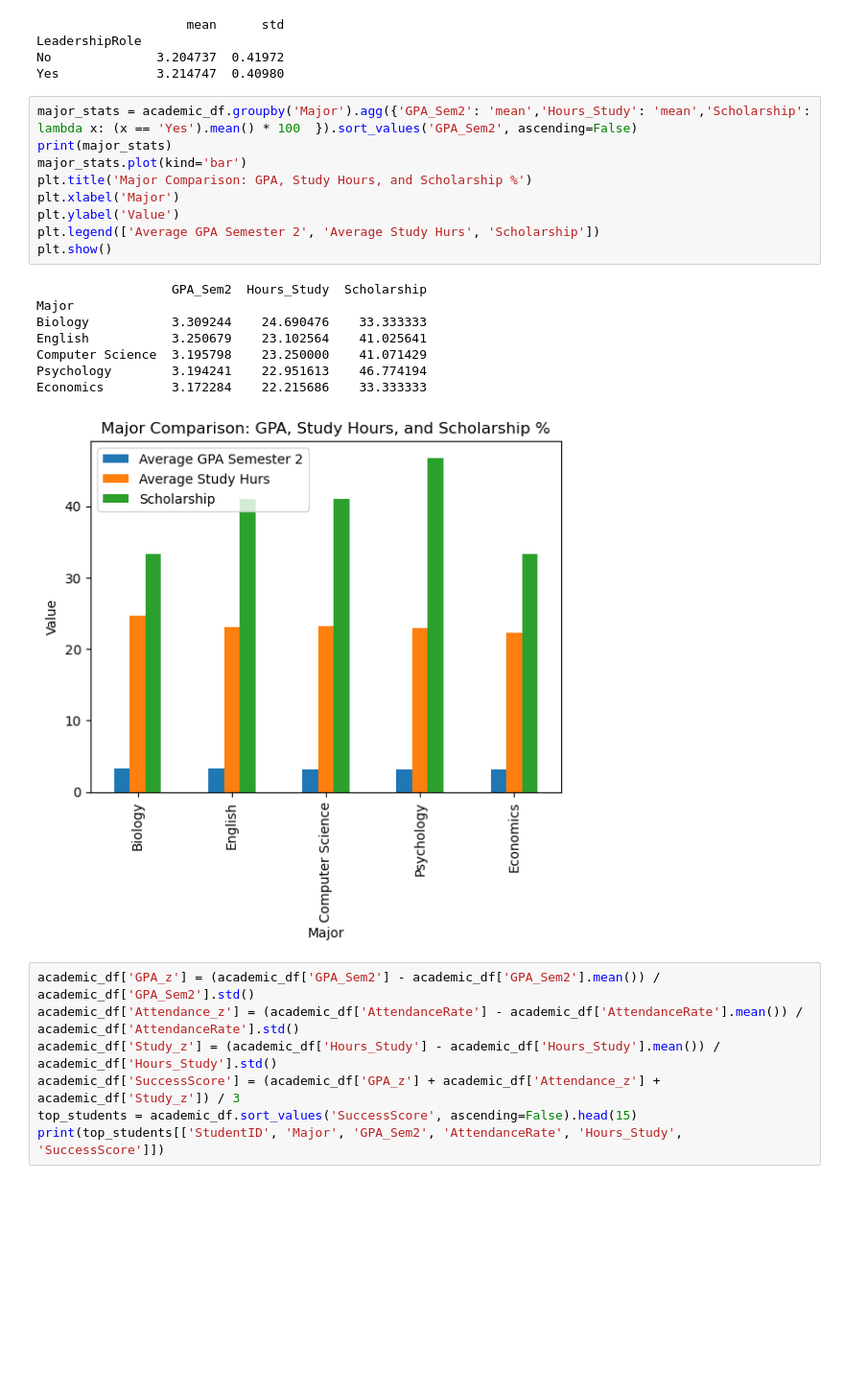
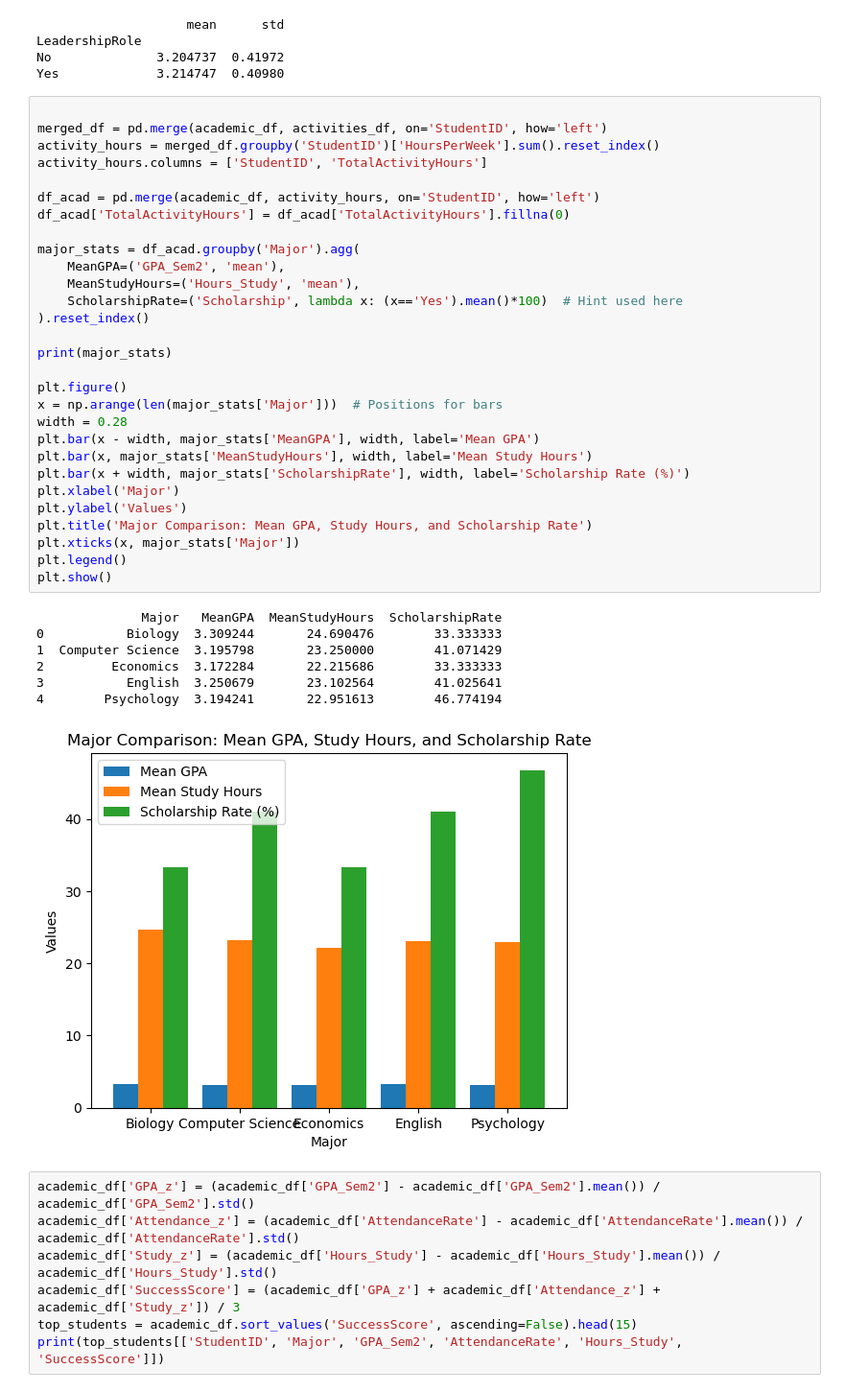
Before and after one commit to rhodes-cs-sanders/data242-sp25-hw7-mahiafarha, a Jupyter notebook: DATA242_hwk7.ipynb, the cells around one changed output. Shown at 96% size. Saved outputs shown, nothing was run; the diff lists cells and outputs as text; blank space fills up the shorter version.

```diff
--- a/DATA242_hwk7.ipynb
+++ b/DATA242_hwk7.ipynb
@@ -186,23 +186,42 @@ LeadershipRole
 No              3.204737  0.41972
 Yes             3.214747  0.40980
 # %%
-major_stats = academic_df.groupby('Major').agg({'GPA_Sem2': 'mean','Hours_Study': 'mean','Scholarship': lambda x: (x == 'Yes').mean() * 100  }).sort_values('GPA_Sem2', ascending=False)
+
+merged_df = pd.merge(academic_df, activities_df, on='StudentID', how='left')
+activity_hours = merged_df.groupby('StudentID')['HoursPerWeek'].sum().reset_index()
+activity_hours.columns = ['StudentID', 'TotalActivityHours']
+
+df_acad = pd.merge(academic_df, activity_hours, on='StudentID', how='left')
+df_acad['TotalActivityHours'] = df_acad['TotalActivityHours'].fillna(0)
+
+major_stats = df_acad.groupby('Major').agg(
+    MeanGPA=('GPA_Sem2', 'mean'),
+    MeanStudyHours=('Hours_Study', 'mean'),
+    ScholarshipRate=('Scholarship', lambda x: (x=='Yes').mean()*100)  # Hint used here
+).reset_index()
+
 print(major_stats)
-major_stats.plot(kind='bar')
-plt.title('Major Comparison: GPA, Study Hours, and Scholarship %')
+
+plt.figure()
+x = np.arange(len(major_stats['Major']))  # Positions for bars
+width = 0.28
+plt.bar(x - width, major_stats['MeanGPA'], width, label='Mean GPA')
+plt.bar(x, major_stats['MeanStudyHours'], width, label='Mean Study Hours')
+plt.bar(x + width, major_stats['ScholarshipRate'], width, label='Scholarship Rate (%)')
 plt.xlabel('Major')
-plt.ylabel('Value')
-plt.legend(['Average GPA Semester 2', 'Average Study Hurs', 'Scholarship'])
+plt.ylabel('Values')
+plt.title('Major Comparison: Mean GPA, Study Hours, and Scholarship Rate')
+plt.xticks(x, major_stats['Major'])
+plt.legend()
 plt.show()
 # %% [output]
-                  GPA_Sem2  Hours_Study  Scholarship
-Major
-Biology           3.309244    24.690476    33.333333
-English           3.250679    23.102564    41.025641
-Computer Science  3.195798    23.250000    41.071429
-Psychology        3.194241    22.951613    46.774194
-Economics         3.172284    22.215686    33.333333
+              Major   MeanGPA  MeanStudyHours  ScholarshipRate
+0           Biology  3.309244       24.690476        33.333333
+1  Computer Science  3.195798       23.250000        41.071429
+2         Economics  3.172284       22.215686        33.333333
+3           English  3.250679       23.102564        41.025641
+4        Psychology  3.194241       22.951613        46.774194
-[figure, old version]
+[figure, new version]
 # %%
 academic_df['GPA_z'] = (academic_df['GPA_Sem2'] - academic_df['GPA_Sem2'].mean()) / academic_df['GPA_Sem2'].std()
 academic_df['Attendance_z'] = (academic_df['AttendanceRate'] - academic_df['AttendanceRate'].mean()) / academic_df['AttendanceRate'].std()
```
Also changed, not shown: parts of 1 cell of this notebook.
